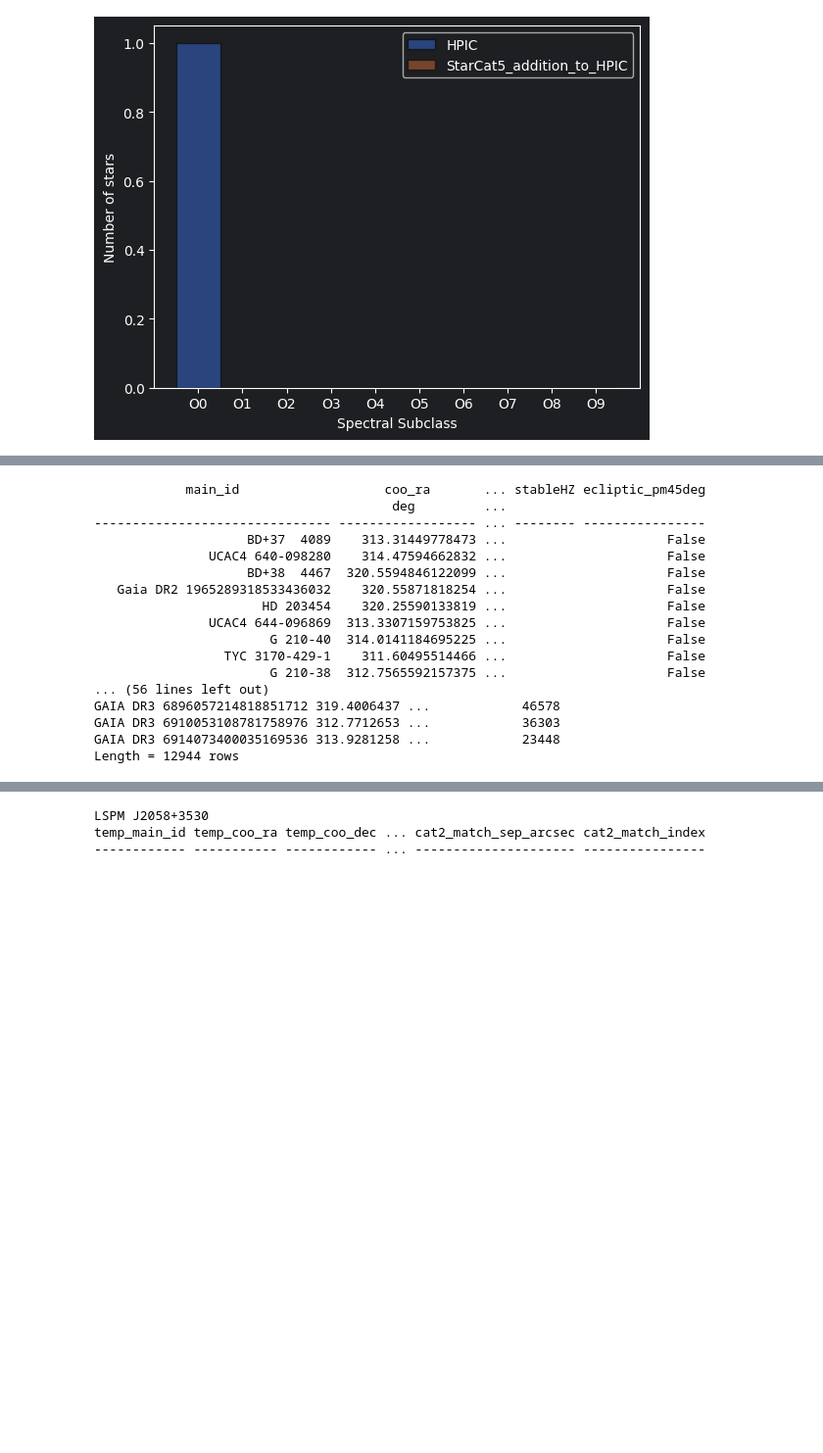
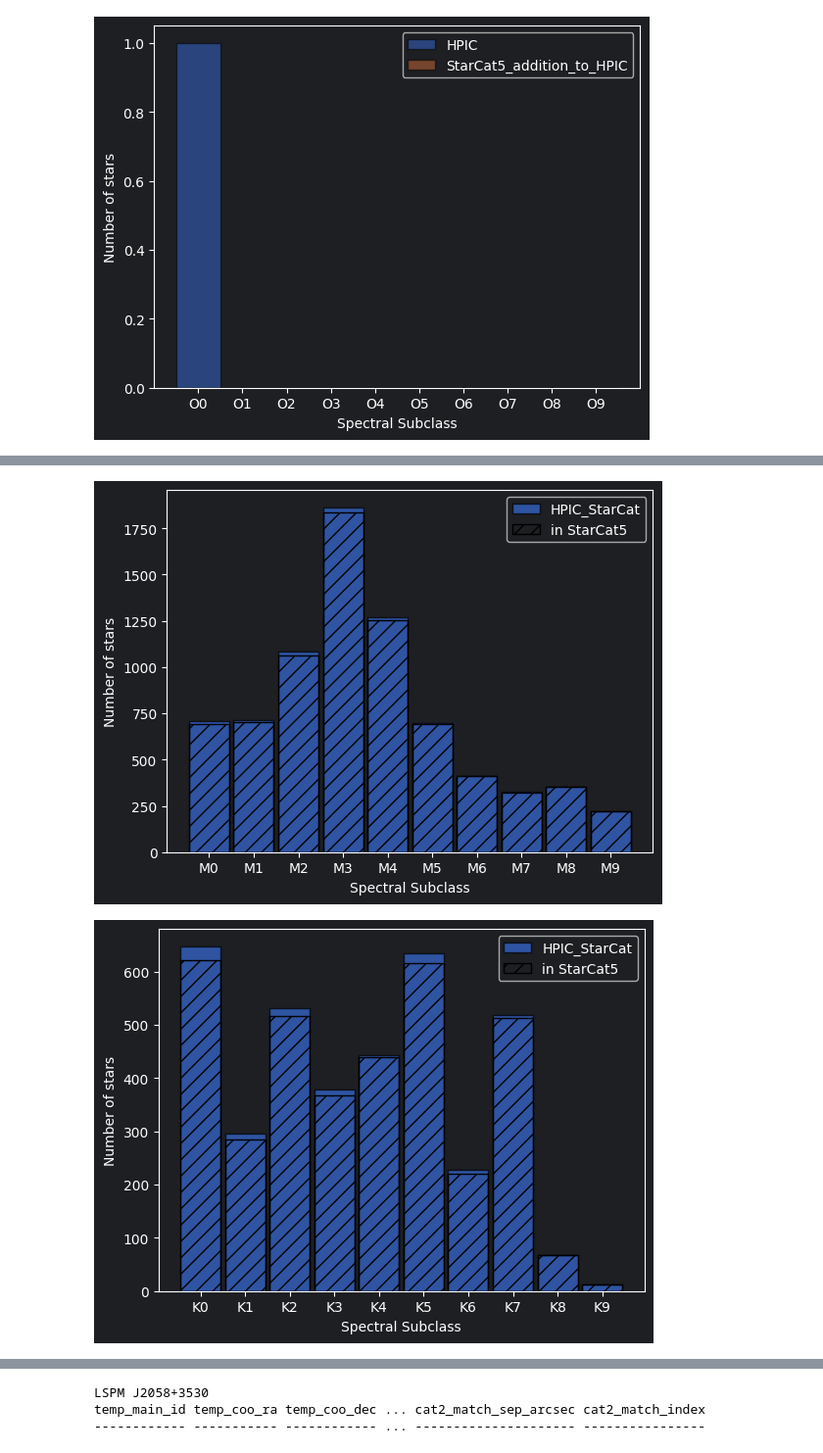
Before and after one commit to fmenti/life_td, a Jupyter notebook: data_generation/life_td_data_generation/catalog/starcat5_merger/NewProject.ipynb, the cells around one changed output, grey strips where cells are left out. Shown at 98% size. Saved outputs shown, nothing was run; the diff lists cells and outputs as text; code cells hidden in the pictures; blank space fills up the shorter version.

```diff
--- a/data_generation/life_td_data_generation/catalog/starcat5_merger/NewProject.ipynb
+++ b/data_generation/life_td_data_generation/catalog/starcat5_merger/NewProject.ipynb
@@ -333,29 +351,22 @@ for spec in ["M","K","G","F","A","B","O"]:
 # %%
-import numpy as np
-print(starcat5_in_hpic)
-print(pre_merge_hpic)
-# remove from pre_merce_hpic all stars that have for temp_main_id what is in main_id of starcat5_in_hpic
-pre_merge_hpic_without_starcat5_matches = pre_merge_hpic[
-    ~np.isin(pre_merge_hpic["temp_main_id"], starcat5_in_hpic["main_id"])
-]
-# this does not work, I need to use the mask in merger instead
-print(pre_merge_hpic_without_starcat5_matches)
-# hm did not seem to work...
+import importlib
+importlib.reload(catalog_versions)
+
+for spec in ["M", "K", "G", "F", "A", "B", "O"]:
+    catalog_versions.spec_dist_plot_side_by_side_hatched(
+        [
+            HPIC_StarCat["temp_sptype_string"],
+
+        ],
+        spec,
+        labels=["HPIC_StarCat"],
+        hatch_flags=[
+            HPIC_StarCat["in_starcat5"] == True,
+        ],
+        hatch_labels=[
+            "in StarCat5",
+        ],
+    )
 # %% [output]
-            main_id                   coo_ra       ... stableHZ ecliptic_pm45deg
-                                       deg         ...
-------------------------------- ------------------ ... -------- ----------------
-                    BD+37  4089    313.31449778473 ...                     False
-               UCAC4 640-098280    314.47594662832 ...                     False
-                    BD+38  4467  320.5594846122099 ...                     False
-   Gaia DR2 1965289318533436032    320.55871818254 ...                     False
-                      HD 203454    320.25590133819 ...                     False
-               UCAC4 644-096869  313.3307159753825 ...                     False
-                       G 210-40  314.0141184695225 ...                     False
-                 TYC 3170-429-1    311.60495514466 ...                     False
-                       G 210-38  312.7565592157375 ...                     False
-... (56 lines left out)
-GAIA DR3 6896057214818851712 319.4006437 ...            46578
-GAIA DR3 6910053108781758976 312.7712653 ...            36303
-GAIA DR3 6914073400035169536 313.9281258 ...            23448
-Length = 12944 rows
+[figure, added]
+[figure, added]
```
Also changed, not shown: parts of 3 cells of this notebook, 1 other file.
